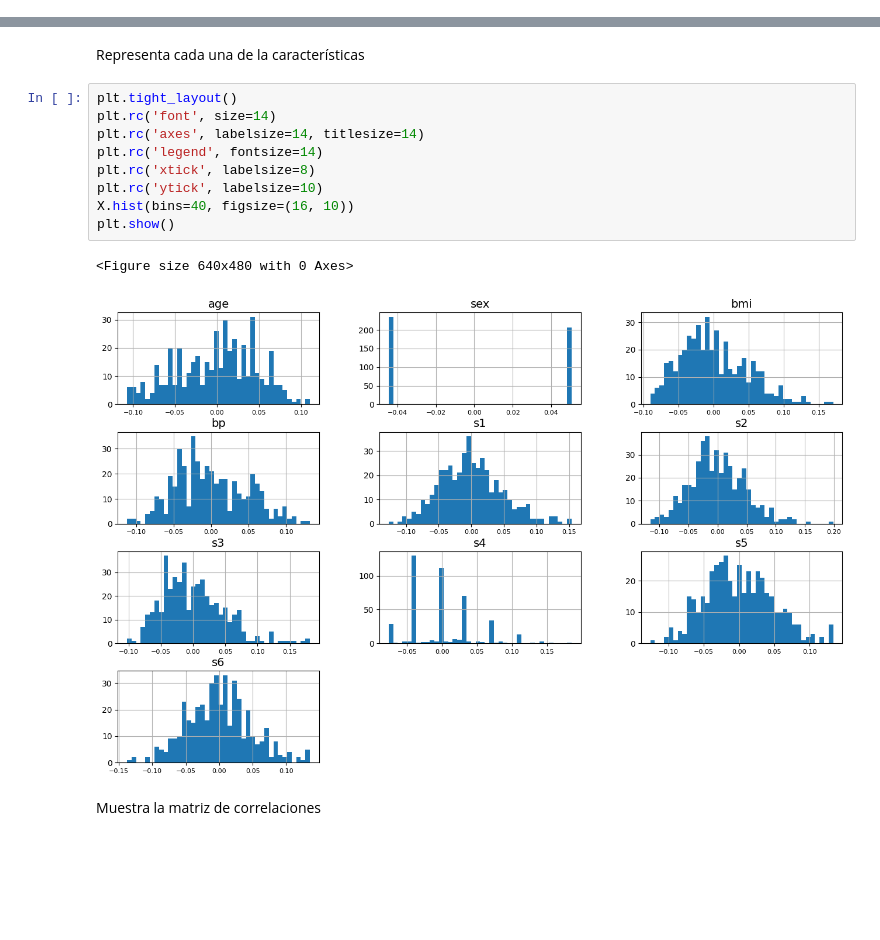
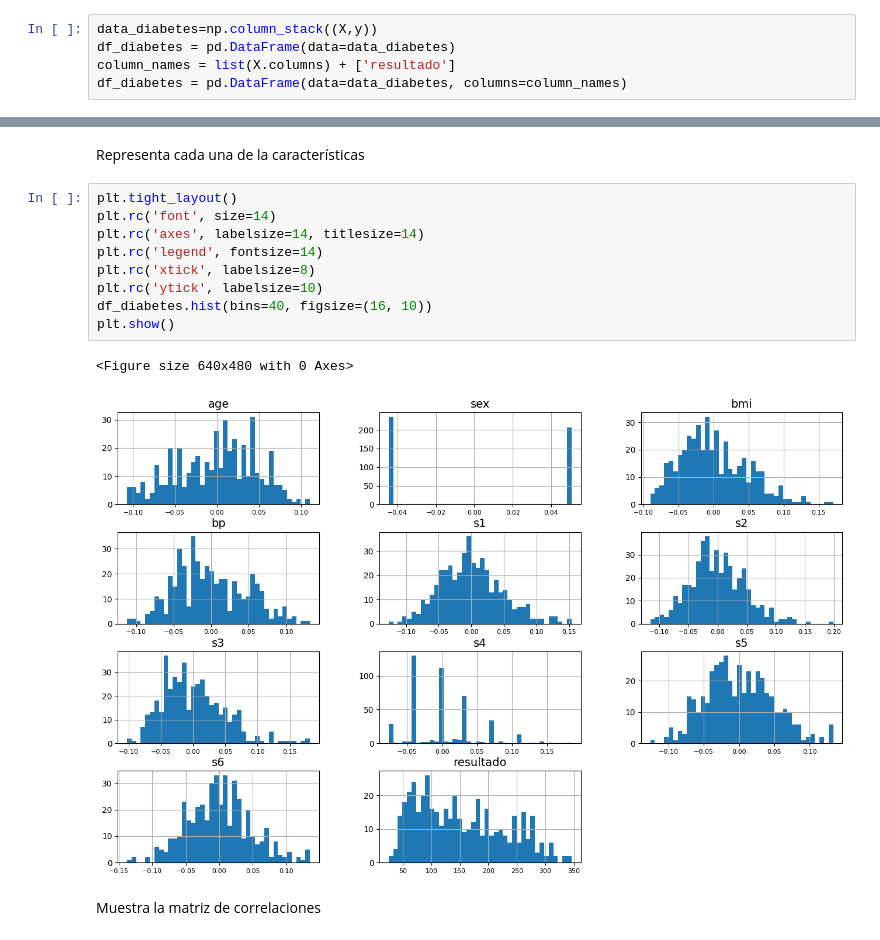
Before and after one commit to xabierguerrero/IABD_2425, a Jupyter notebook: Python_Ejers/SAPA/2_11Ejers/2_11Ejercicios.ipynb, the cells around one changed output, grey strips where cells are left out. Cells and saved outputs as stored; diff of their text form; blank space fills up the shorter version.

```diff
--- a/Python_Ejers/SAPA/2_11Ejers/2_11Ejercicios.ipynb
+++ b/Python_Ejers/SAPA/2_11Ejers/2_11Ejercicios.ipynb
@@ -89,3 +63,8 @@ memory usage: 3.6 KB
+# %%
+data_diabetes=np.column_stack((X,y))
+df_diabetes = pd.DataFrame(data=data_diabetes)
+column_names = list(X.columns) + ['resultado']
+df_diabetes = pd.DataFrame(data=data_diabetes, columns=column_names)
 # %% [markdown]
 Muestra los primero datos de X e y
 # %%
@@ -142,14 +116,14 @@ Representa cada una de la características
 # %%
 plt.tight_layout()
 plt.rc('font', size=14)
 plt.rc('axes', labelsize=14, titlesize=14)
 plt.rc('legend', fontsize=14)
 plt.rc('xtick', labelsize=8)
 plt.rc('ytick', labelsize=10)
-X.hist(bins=40, figsize=(16, 10))
+df_diabetes.hist(bins=40, figsize=(16, 10))
 plt.show()
 # %% [output]
 <Figure size 640x480 with 0 Axes>
-[figure, old version]
+[figure, new version]
 # %% [markdown]
 Muestra la matriz de correlaciones
```
Also changed, not shown: parts of 53 cells of this notebook, 19 other files.
